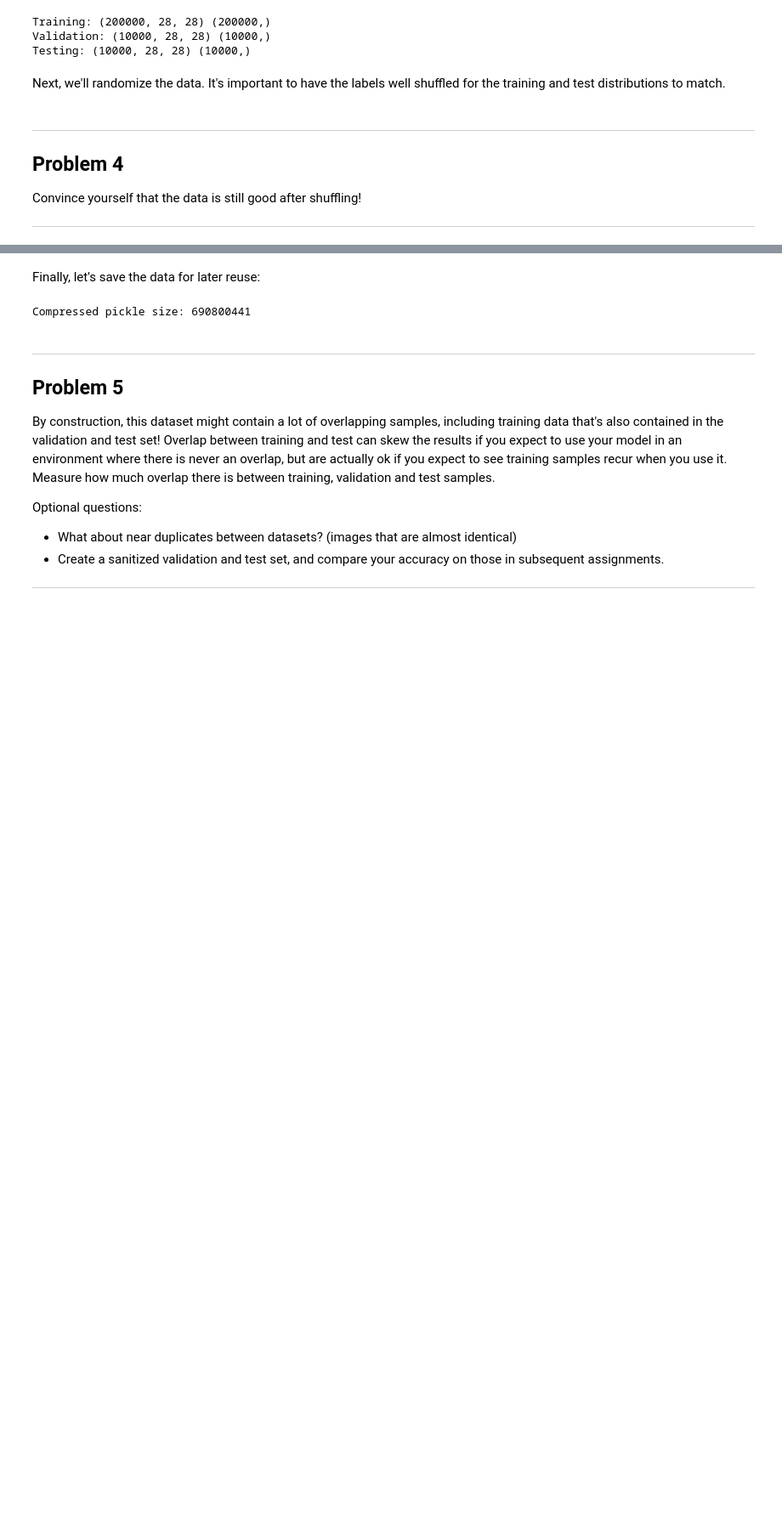
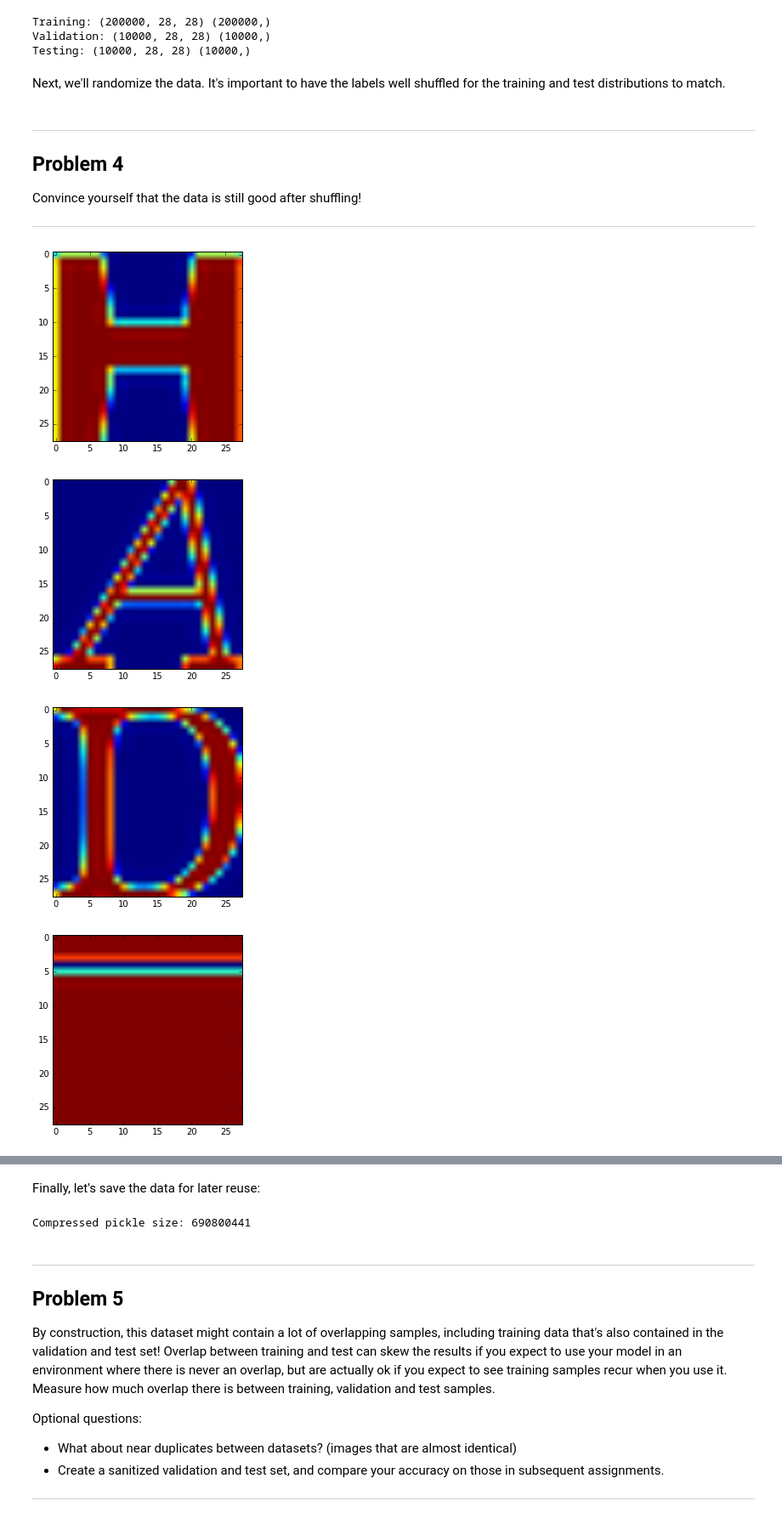
Before and after one commit to lightatron/neural1, a Jupyter notebook: 1_notmnist_ben.ipynb, the cells around one changed output, grey strips where cells are left out. Shown at 85% size. Cells and saved outputs as stored; diff of their text form; code cells hidden in the pictures; blank space fills up the shorter version.

```diff
--- a/1_notmnist_ben.ipynb
+++ b/1_notmnist_ben.ipynb
@@ -362,3 +362,14 @@ Problem 4
 Convince yourself that the data is still good after shuffling!
 
 ---
+# %%
+%matplotlib inline
+for i in range(10):
+    plt.figure()
+    idx = np.random.randint(train_dataset.shape[0])
+    plt.imshow(train_dataset[idx])
+# %% [output]
+[figure, added]
+[figure, added]
+[figure, added]
+[figure, added]
```
Also changed, not shown: parts of 3 cells of this notebook.
